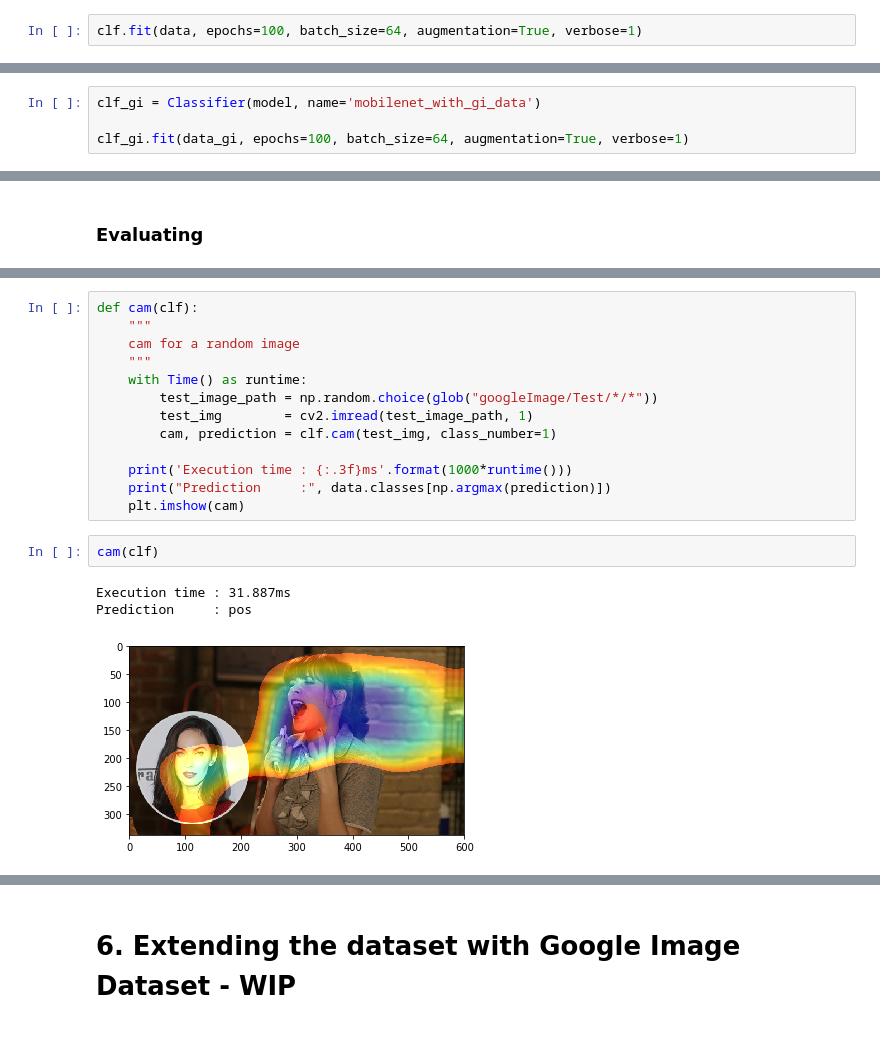
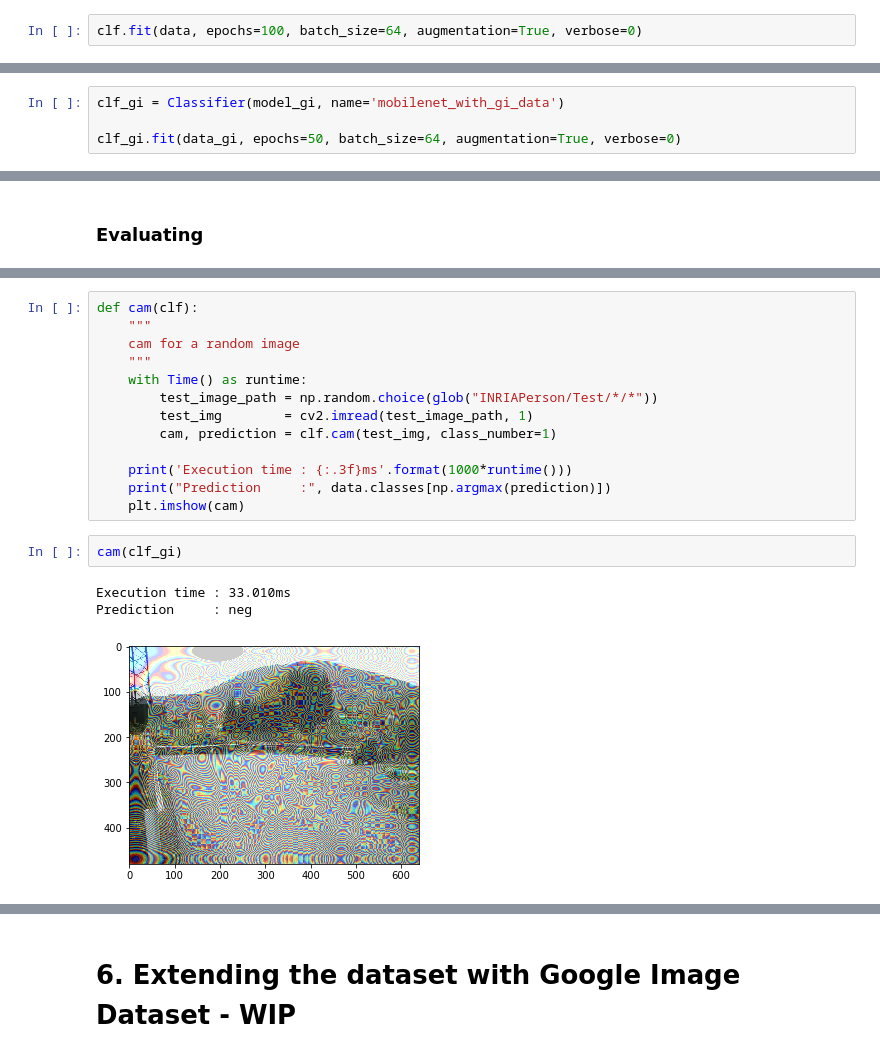
Before and after one commit to SelimChraibi/real-time-human-detection, a Jupyter notebook: demo.ipynb, the cells around one changed output, grey strips where cells are left out. Cells and saved outputs as stored; diff of their text form.

Commit message:
google image model correction

```diff
--- a/demo.ipynb
+++ b/demo.ipynb
@@ -123,4 +134,4 @@ But the main feature this classifier brings is that it allows to easily output b
 
 Let's train the model on the INRIA person dataset. The MobileNet model has originally been pretrained on the [ImageNet](http://image-net.org) dataset so we perform transfert learning: we train the dense layer and retrain only the last two ConVnet layers (as the database is quite small).
 # %%
-clf.fit(data, epochs=100, batch_size=64, augmentation=True, verbose=1)
+clf.fit(data, epochs=100, batch_size=64, augmentation=True, verbose=0)
@@ -286,6 +279,6 @@ data_gi.statistics()
 # %%
 model_gi = MobileNetGAP(nb_classes=len(data.classes))
 # %%
-clf_gi = Classifier(model, name='mobilenet_with_gi_data')
+clf_gi = Classifier(model_gi, name='mobilenet_with_gi_data')
 
-clf_gi.fit(data_gi, epochs=100, batch_size=64, augmentation=True, verbose=1)
+clf_gi.fit(data_gi, epochs=50, batch_size=64, augmentation=True, verbose=0)
@@ -326,7 +301,7 @@ def cam(clf):
     cam for a random image
     """
     with Time() as runtime:
-        test_image_path = np.random.choice(glob("googleImage/Test/*/*"))
+        test_image_path = np.random.choice(glob("INRIAPerson/Test/*/*"))
         test_img        = cv2.imread(test_image_path, 1)
         cam, prediction = clf.cam(test_img, class_number=1)
 
@@ -334,9 +309,9 @@ def cam(clf):
     print("Prediction     :", data.classes[np.argmax(prediction)])
     plt.imshow(cam)
 # %%
-cam(clf)
+cam(clf_gi)
 # %% [output]
-Execution time : 31.887ms
-Prediction     : pos
+Execution time : 33.010ms
+Prediction     : neg
-[figure, old version]
+[figure, new version]
 # %%
```
Also changed, not shown: parts of 33 cells of this notebook, 2 other files.
